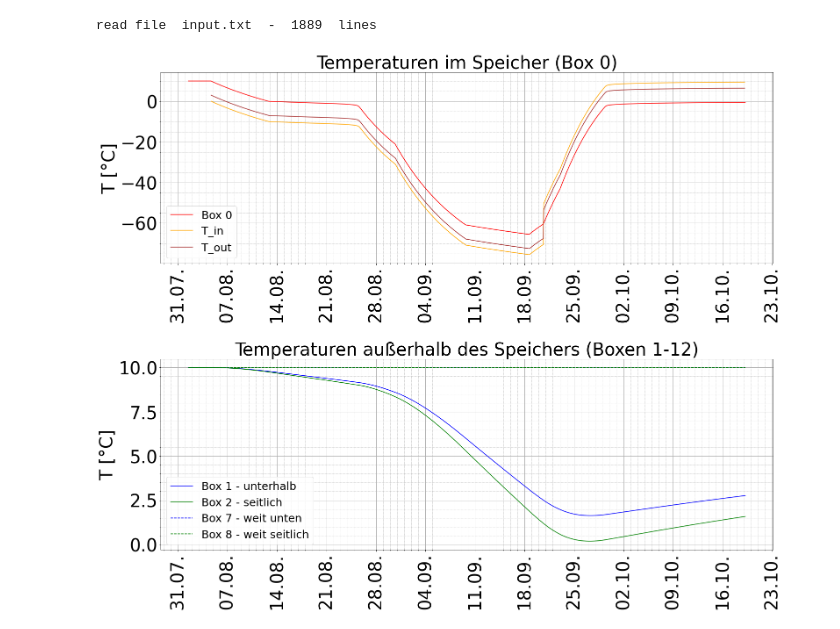
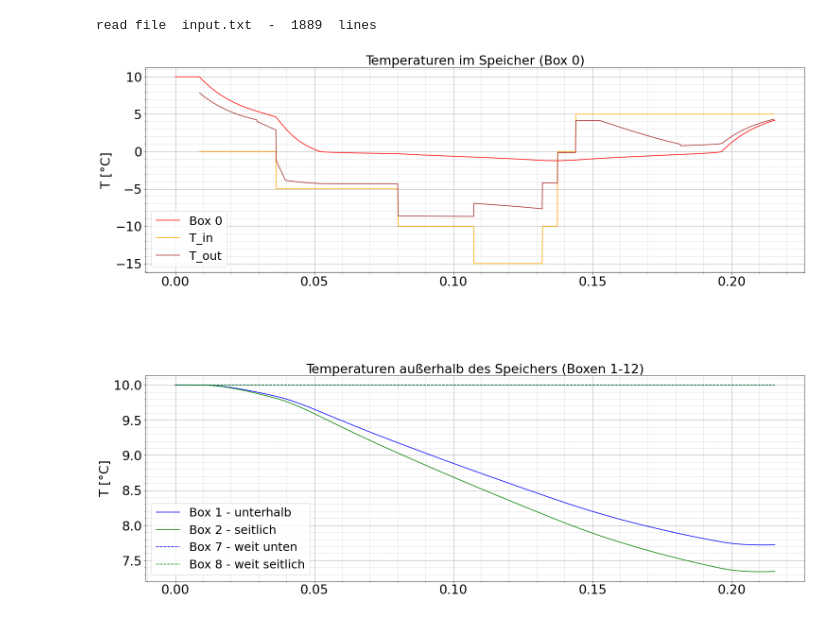
Before and after one commit to drjod/subzero, a Jupyter notebook: jupyter_notebook/subzero.ipynb, the cells around one changed output. Drawn from its saved outputs; the diff is of its cells as text; code cells hidden in the pictures.

```diff
--- a/jupyter_notebook/subzero.ipynb
+++ b/jupyter_notebook/subzero.ipynb
@@ -4,6 +4,8 @@ import matplotlib.pyplot as plt
 
 import datetime as dt
 import matplotlib.dates as mdates
+import pandas as pd
+import importlib
 from matplotlib.dates import WeekdayLocator
 # import constants for the days of the week
 from matplotlib.dates import MO, TU, WE, TH, FR, SA, SU
@@ -15,10 +17,10 @@ if "../src" not in sys.path:
     sys.path.append("../src")
 
 from subzero import SubZero
-from ipywidgets import interact, IntSlider, FloatSlider
+# from ipywidgets import interact, IntSlider, FloatSlider
 
 SMALL_SIZE = 25
-MEDIUM_SIZE = 40
+MEDIUM_SIZE = 27
 BIGGER_SIZE = 44
 
 plt.rc('font', size=SMALL_SIZE)          # controls default text sizes
@@ -31,7 +33,9 @@ plt.rc('figure', titlesize=BIGGER_SIZE)  # fontsize of the figure title
 
 %matplotlib inline
 # %%
-subzero = SubZero("../examples/gews_LK", output=False)
+path = "../examples/gews_LK_2"
+
+subzero = SubZero(path, output=False)
 
 subzero.calculate()
 # jetzt stehen Temperaturen in subzero.T und interne Wärmeflüsse in subzero.Q_int
@@ -68,5 +75,4 @@ labelrotation=90 # grad, für x-label (Datum)
 # %%
-
 fig, axes = plt.subplots(2, 1, figsize=(25, 20))
 plt.subplots_adjust(wspace=.3, hspace=.5)
 
@@ -77,40 +83,62 @@ ax.plot(x , subzero.T[:, 0], label='Box 0', color='red')#, marker='x')
 ax.plot(x[1:] , subzero.T_in[1:], label='T_in', color='orange')
 ax.plot(x[1:] , subzero.T_out[1:], label='T_out', color='brown')
 
+try:
+    if path not in sys.path:
+        sys.path.append(path)
+    storage_control = importlib.import_module("storage_control")
+
+    frame = pd.read_excel(path + "/" + storage_control.input_file)
+    ax.plot(x[1::12], frame.T_Storage, label='T_Storage', color='black', linestyle='--')
+
+except:
+    pass
 
 ax.set_ylabel("T [°C]")
 
-ax.xaxis.set_major_formatter(date_format)
-ax.xaxis.set_major_locator(WeekdayLocator(byweekday=(MO)))#  mdates.DayLocator(interval=1))
-ax.tick_params(axis='x', labelrotation=labelrotation)
+if datum:
+    ax.xaxis.set_major_formatter(date_format)
+    ax.xaxis.set_major_locator(WeekdayLocator(byweekday=(MO)))#  mdates.DayLocator(interval=1))
+    ax.tick_params(axis='x', labelrotation=labelrotation)
+    ax.xaxis.set_minor_locator(AutoMinorLocator(7))
 ax.minorticks_on()
-ax.xaxis.set_minor_locator(AutoMinorLocator(7))
 ax.grid(visible=True, which='major', linestyle='-',linewidth=1.)
 ax.grid(visible=True, which='minor', linestyle='--',linewidth=.5)
 #ax.set_xticklabels([])
 ax.legend()#loc='lower right')
 
 #####################
 
 ax = axes[1]
 ax.set_title("Temperaturen außerhalb des Speichers (Boxen 1-12)")
 ax.plot(x , subzero.T[:, 1], label='Box 1 - unterhalb', color='blue')
 ax.plot(x , subzero.T[:, 2], label='Box 2 - seitlich', color='green')
 ax.plot(x, subzero.T[:, 7], label='Box 7 - weit unten', color='blue', linestyle='--')
 ax.plot(x , subzero.T[:, 8], label='Box 8 - weit seitlich', color='green', linestyle='--')
 
+try:
+    if path not in sys.path:
+        sys.path.append(path)
+    storage_control = importlib.import_module("storage_control")
+
+    frame = pd.read_excel(path + "/" + storage_control.input_file)
+
+    ax.plot(x[1::12], frame.T_UD, label='T_UD', color='black', linestyle='--')
+except:
+    pass
 
 ax.set_ylabel("T [°C]")
-ax.xaxis.set_major_formatter(date_format)
-ax.xaxis.set_major_locator(WeekdayLocator(byweekday=(MO)))#  mdates.DayLocator(interval=1))
-ax.tick_params(axis='x', labelrotation=labelrotation)
+if datum:
+    ax.xaxis.set_major_formatter(date_format)
+    ax.xaxis.set_major_locator(WeekdayLocator(byweekday=(MO)))#  mdates.DayLocator(interval=1))
+    ax.tick_params(axis='x', labelrotation=labelrotation)
+    ax.xaxis.set_minor_locator(AutoMinorLocator(7))
 ax.minorticks_on()
-ax.xaxis.set_minor_locator(AutoMinorLocator(7))
 ax.grid(visible=True, which='major', linestyle='-',linewidth=1.)
 ax.grid(visible=True, which='minor', linestyle='--',linewidth=.5)
 
 ax.legend()#loc='lower right')
 
 plt.savefig("ergebnisse_1.png")
 # %% [output]
-[figure, old version]
+[figure, new version]
```
Also changed, not shown: parts of 4 cells of this notebook, 23 other files.
